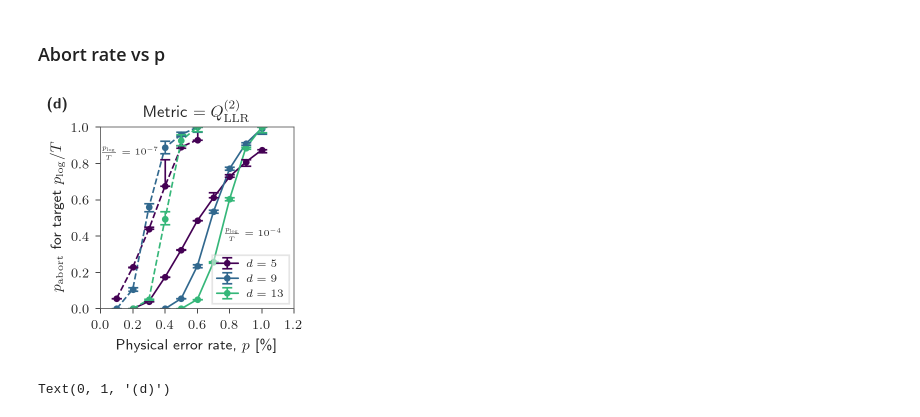
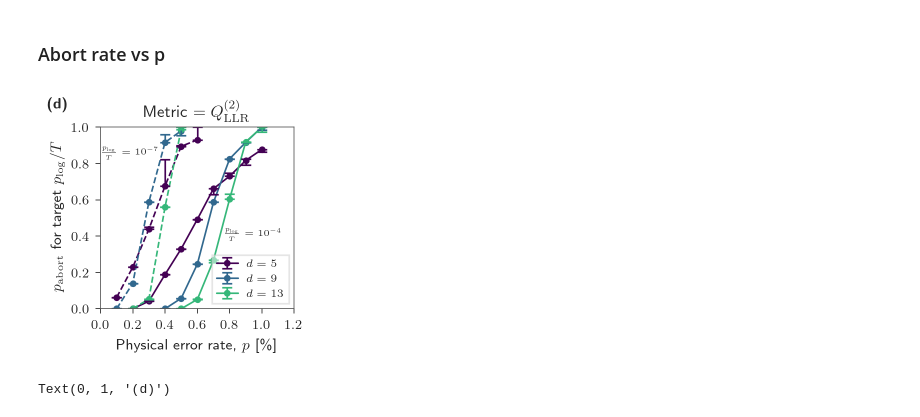
Before and after one commit to seokhyung-lee/ldpc-post-selection, a Jupyter notebook: simulations/analysis/notebooks/surface_code_analysis.ipynb, the cells around one changed output. Saved outputs shown, nothing was run; the diff lists cells and outputs as text; code cells hidden in the pictures.

```diff
--- a/simulations/analysis/notebooks/surface_code_analysis.ipynb
+++ b/simulations/analysis/notebooks/surface_code_analysis.ipynb
@@ -96,7 +96,7 @@ d_values = [5, 9, 13]
 p_values = [0.001, 0.003, 0.005, 0.01]
 
 df_ps_matching_gap_all = df_ps_dict["matching_gap"]
-df_ps = df_ps_dict["cluster_llr_norm_2"]
+df_ps = df_ps_dict["cluster_llr_norm_frac_2"]
 
 # Create legend handles and labels
 legend_handles = []
@@ -336,7 +339,7 @@ by_to_exclude = [
 for by, (p_abort, p_fail, delta_p_fail) in data_plots.items():
     if by in by_to_exclude:
         continue
-    if "norm_gap" in by:
+    if "norm" in by and "frac" not in by:
         continue
     ind = np.where(p_abort <= target)[0]
     if len(ind):
@@ -362,12 +365,12 @@ def determine_group(by):
         color = COLORS(1)
         label = "Logical gap (MWPM)"
         marker = "o"
-    elif "cluster_size_norm" in by:
+    elif "cluster_size_norm_frac" in by:
         group = 0
         label = r"$Q_\mathrm{size}^{(\alpha)}$"
         marker = "x"
         color = COLORS(0)
-    elif "cluster_llr_norm" in by:
+    elif "cluster_llr_norm_frac" in by:
         group = 1
         label = r"$Q_\mathrm{LLR}^{(\alpha)}$"
         marker = "X"
@@ -513,6 +516,6 @@ plt.savefig("overleaf_figs/surface_code_metric_comparison.pdf")
 # %%
 df_ps_dict_new = load_data(["surface", "surface_matching"], prefixes=["", "matching_"])
 # %%
-df_ps = df_ps_dict_new["cluster_llr_norm_2"]
+df_ps = df_ps_dict_new["cluster_llr_norm_frac_2"]
 df_ps.head()
 # %% [output]
@@ -753,7 +756,7 @@ for i, target_ler in enumerate(target_lers):
         plot_kwargs[d] = plot_kwargs_d
 
     plot_required_abort_rate(
-        "cluster_llr_norm_2",
+        "cluster_llr_norm_frac_2",
         target_ler,
         ax=ax,
         fix_ler=True,
@@ -763,34 +766,34 @@ for i, target_ler in enumerate(target_lers):
     )
 
 ax.text(0.0077, 0.4, r"$\frac{p_\mathrm{log}}{T} = 10^{-4}$", fontsize=5.5)
 ax.text(0.0001, 0.85, r"$\frac{p_\mathrm{log}}{T} = 10^{-7}$", fontsize=5.5)
 
 ax.set_xlabel(r"Physical error rate, $p$ [\%]")
 ax.set_ylabel(r"$p_\mathrm{abort}$ for target $p_\mathrm{log}/T$")
 ax.set_xlim(0, 1.2e-2)
 xticks = np.arange(0, 0.013, 0.002).round(decimals=3)
 xtick_labels = [rf"${xtick * 100:.1f}$" for xtick in xticks]
 ax.set_xticks(xticks, xtick_labels)
 ax.set_ylim(0, 1)
 ax.set_yticks(np.arange(0, 1.1, 0.2))
 
 ax.legend(fontsize=6.5)
 ax.set_title(r"Metric $= Q_\mathrm{LLR}^{(2)}$", fontsize=10)
 
 # fig.tight_layout(pad=0)
 
 fig.text(
     0,
     1,
     r"\textbf{(d)}",
     in_layout=False,
     transform=fig.transFigure,
     verticalalignment="top",
 )
 
 fig.savefig("overleaf_figs/surface_code_target_ler.pdf")
 # %% [output]
-[figure, old version]
+[figure, new version]
 # %%
 fig, ax = plt.subplots(figsize=(DFT_FIG_WIDTH_WIDE * 0.32, 3), constrained_layout=True)
 
```
Also changed, not shown: parts of 6 cells of this notebook, 6 other files.
